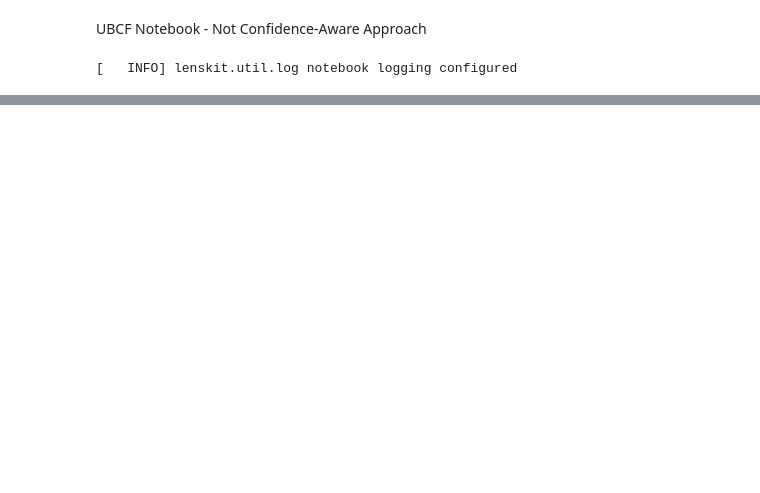
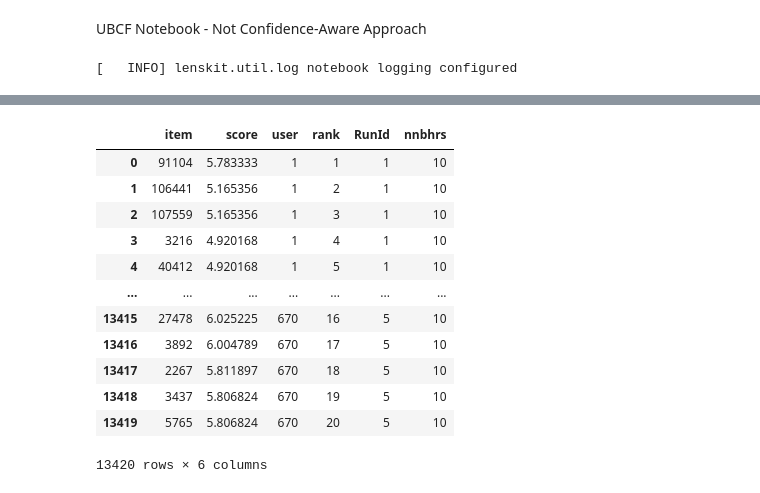
Before and after one commit to jacobmunson/lenskit_confidence, a Jupyter notebook: examples/UBCFNotebook.ipynb, the cells around one changed output, grey strips where cells are left out. Cells and saved outputs as stored; diff of their text form; code cells hidden in the pictures; blank space fills up the shorter version.

```diff
--- a/examples/UBCFNotebook.ipynb
+++ b/examples/UBCFNotebook.ipynb
@@ -115,5 +112,5 @@ Starting recommendation process...
 # %%
-##recs = pd.concat(all_recs, ignore_index=True)
+recs = pd.concat(all_recs, ignore_index=True)
 preds = pd.concat(all_preds, ignore_index=True)
 test = pd.concat(all_test, ignore_index=True)
 # %%
@@ -161,0 +187,16 @@ np.sqrt(preds[['err', 'nnbhrs']].groupby(['nnbhrs']).mean() )#.groupby(['nnbhrs'
+# %%
+recs # single nbhr size
+# %% [output]
+|  | item | score | user | rank | RunId | nnbhrs |
+| 0 | 91104 | 5.783333 | 1 | 1 | 1 | 10 |
+| 1 | 106441 | 5.165356 | 1 | 2 | 1 | 10 |
+| 2 | 107559 | 5.165356 | 1 | 3 | 1 | 10 |
+| 3 | 3216 | 4.920168 | 1 | 4 | 1 | 10 |
+| 4 | 40412 | 4.920168 | 1 | 5 | 1 | 10 |
+| ... | ... | ... | ... | ... | ... | ... |
+| 13415 | 27478 | 6.025225 | 670 | 16 | 5 | 10 |
+| 13416 | 3892 | 6.004789 | 670 | 17 | 5 | 10 |
+| 13417 | 2267 | 5.811897 | 670 | 18 | 5 | 10 |
+| 13418 | 3437 | 5.806824 | 670 | 19 | 5 | 10 |
+| 13419 | 5765 | 5.806824 | 670 | 20 | 5 | 10 |
+13420 rows × 6 columns
```
Also changed, not shown: parts of 20 cells of this notebook.
